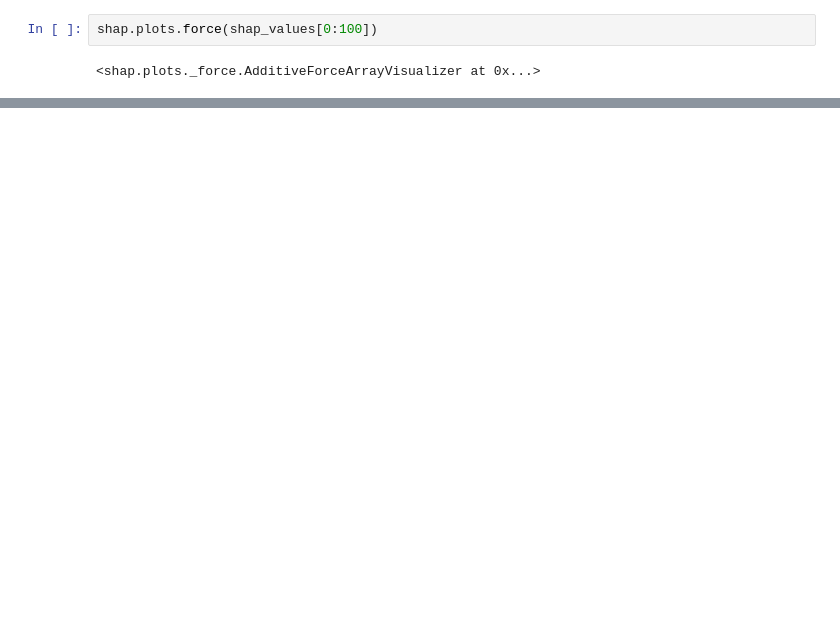
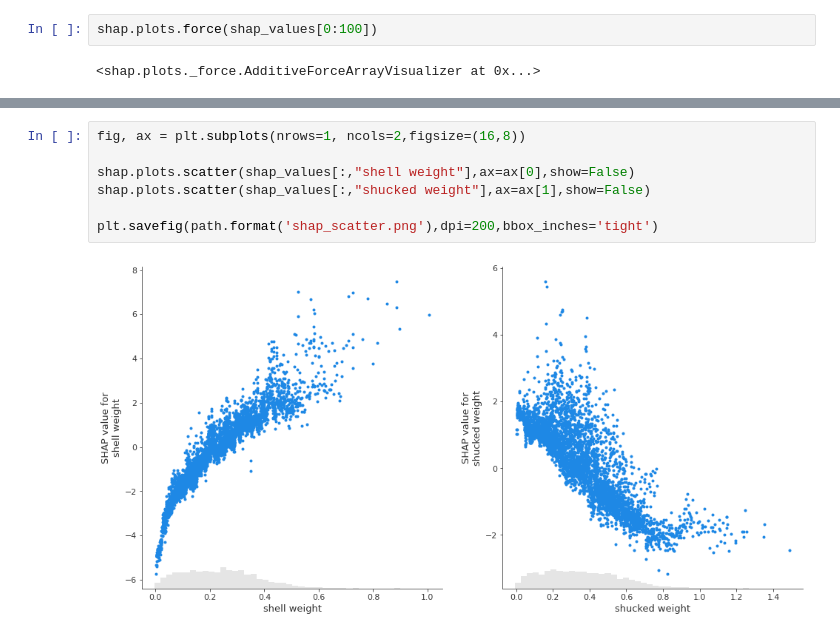
Before and after one commit to conorosully/medium-articles, a Jupyter notebook: src/shap_tutorial.ipynb, the cells around one changed output, grey strips where cells are left out. Saved outputs shown, nothing was run; the diff lists cells and outputs as text; blank space fills up the shorter version.

```diff
--- a/src/shap_tutorial.ipynb
+++ b/src/shap_tutorial.ipynb
@@ -140,0 +193,9 @@ shap.plots.force(shap_values[0:100])
+# %%
+fig, ax = plt.subplots(nrows=1, ncols=2,figsize=(16,8))
+
+shap.plots.scatter(shap_values[:,"shell weight"],ax=ax[0],show=False)
+shap.plots.scatter(shap_values[:,"shucked weight"],ax=ax[1],show=False)
+
+plt.savefig(path.format('shap_scatter.png'),dpi=200,bbox_inches='tight')
+# %% [output]
+[figure, added]
```
Also changed, not shown: parts of 32 cells of this notebook.
